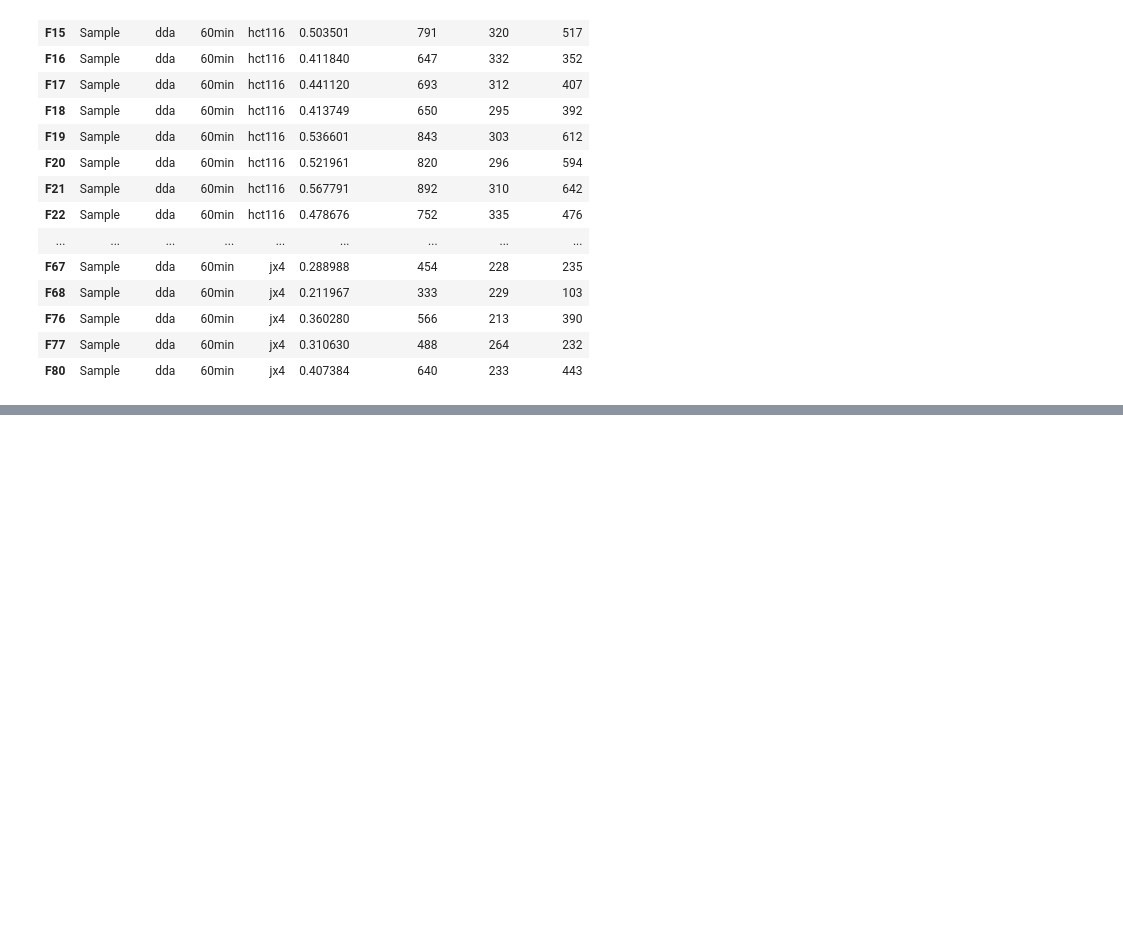
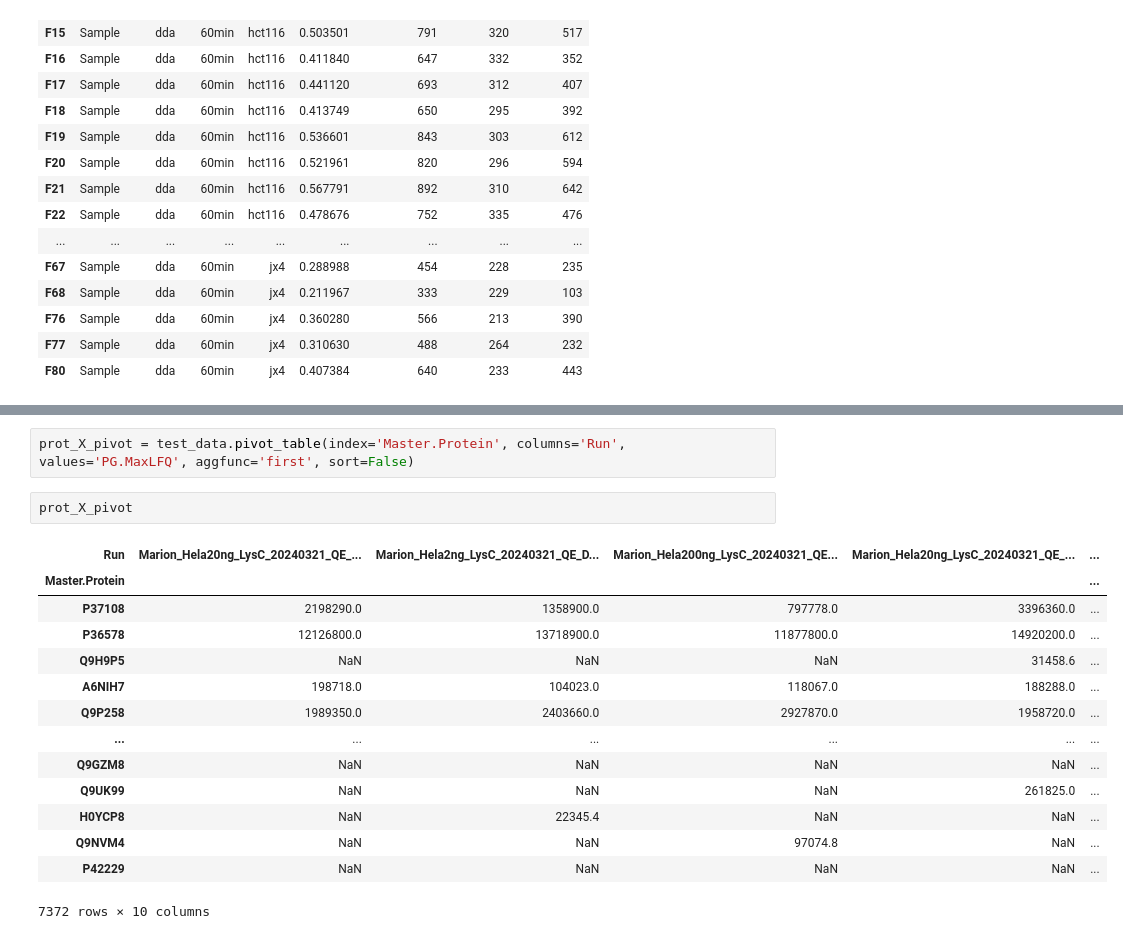
Before and after one commit to gnaprs/scviz, a Jupyter notebook: dev/dev_OOP.ipynb, the cells around one changed output, grey strips where cells are left out. Saved outputs shown, nothing was run; the diff lists cells and outputs as text; blank space fills up the shorter version.

```diff
--- a/dev/dev_OOP.ipynb
+++ b/dev/dev_OOP.ipynb
@@ -139,0 +163,19 @@ Transposing rs matrix to protein x peptide format
+# %%
+prot_X_pivot = test_data.pivot_table(index='Master.Protein', columns='Run', values='PG.MaxLFQ', aggfunc='first', sort=False)
+# %%
+prot_X_pivot
+# %% [output]
+| Run | Marion_Hela20ng_LysC_20240321_QE_... | Marion_Hela2ng_LysC_20240321_QE_D... | Marion_Hela200ng_LysC_20240321_QE... | Marion_Hela20ng_LysC_20240321_QE_... | ... |
+| Master.Protein |  |  |  |  | ... |
+| P37108 | 2198290.0 | 1358900.0 | 797778.0 | 3396360.0 | ... |
+| P36578 | 12126800.0 | 13718900.0 | 11877800.0 | 14920200.0 | ... |
+| Q9H9P5 | NaN | NaN | NaN | 31458.6 | ... |
+| A6NIH7 | 198718.0 | 104023.0 | 118067.0 | 188288.0 | ... |
+| Q9P258 | 1989350.0 | 2403660.0 | 2927870.0 | 1958720.0 | ... |
+| ... | ... | ... | ... | ... | ... |
+| Q9GZM8 | NaN | NaN | NaN | NaN | ... |
+| Q9UK99 | NaN | NaN | NaN | 261825.0 | ... |
+| H0YCP8 | NaN | 22345.4 | NaN | NaN | ... |
+| Q9NVM4 | NaN | NaN | 97074.8 | NaN | ... |
+| P42229 | NaN | NaN | NaN | NaN | ... |
+7372 rows × 10 columns
```
Also changed, not shown: parts of 17 cells of this notebook, 5 other files.
